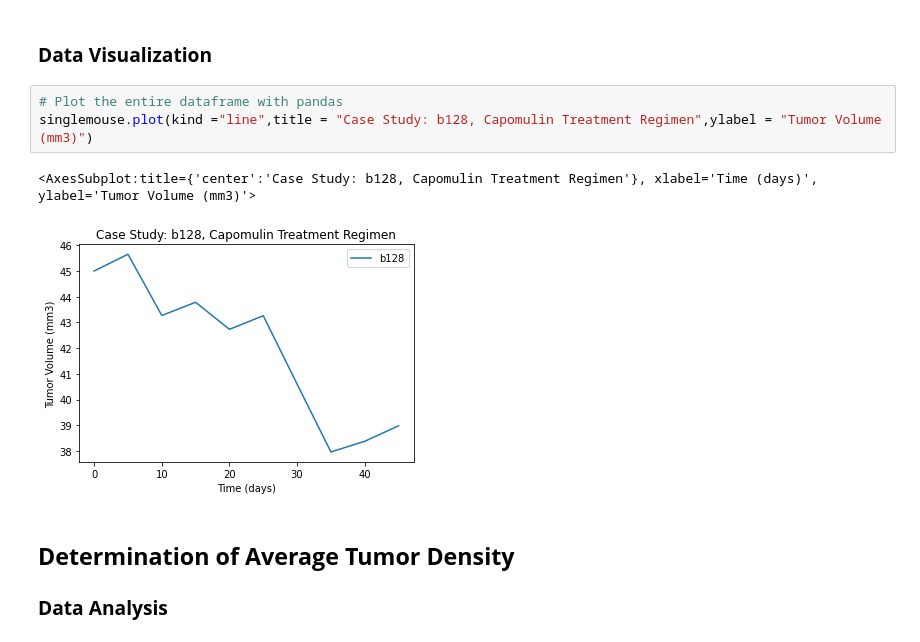
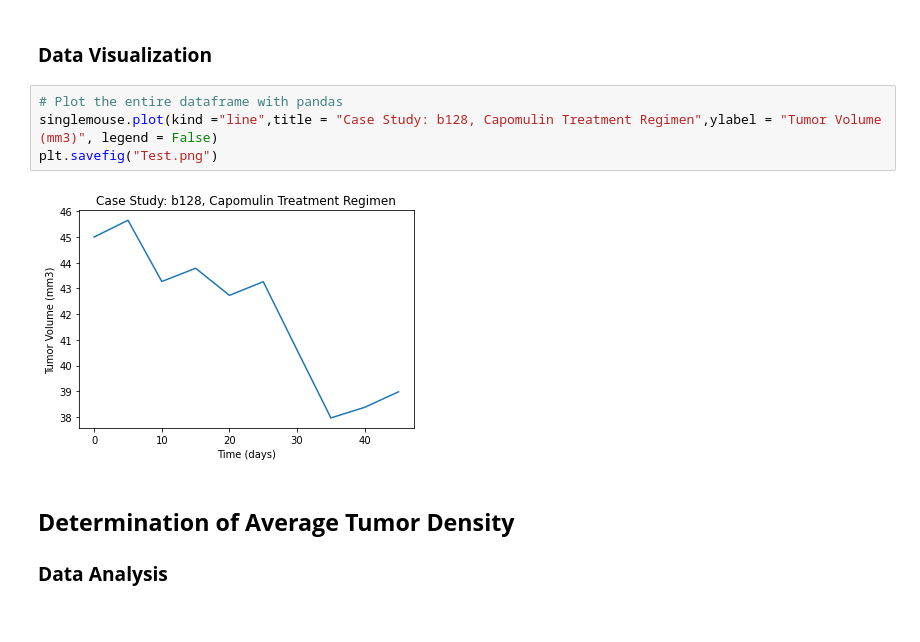
Before and after one commit to bakerv/Data-Visualization-Matplotlib, a Jupyter notebook: main.ipynb, the cells around one changed output. Drawn from its saved outputs; the diff is of its cells as text.

```diff
--- a/main.ipynb
+++ b/main.ipynb
@@ -508,10 +538,10 @@ singlemouse = capomulinmice.copy().iloc[:,0].to_frame().droplevel(0,0)
 ### **Data Visualization**
 # %%
 # Plot the entire dataframe with pandas
-singlemouse.plot(kind ="line",title = "Case Study: b128, Capomulin Treatment Regimen",ylabel = "Tumor Volume (mm3)")
+singlemouse.plot(kind ="line",title = "Case Study: b128, Capomulin Treatment Regimen",ylabel = "Tumor Volume (mm3)", legend = False)
+plt.savefig("Test.png")
 # %% [output]
-<AxesSubplot:title={'center':'Case Study: b128, Capomulin Treatment Regimen'}, xlabel='Time (days)', ylabel='Tumor Volume (mm3)'>
-[figure, old version]
+[figure, new version]
 # %% [markdown]
 ## **Determination of Average Tumor Density**
 ### **Data Analysis**
```
Also changed, not shown: parts of 12 cells of this notebook.
